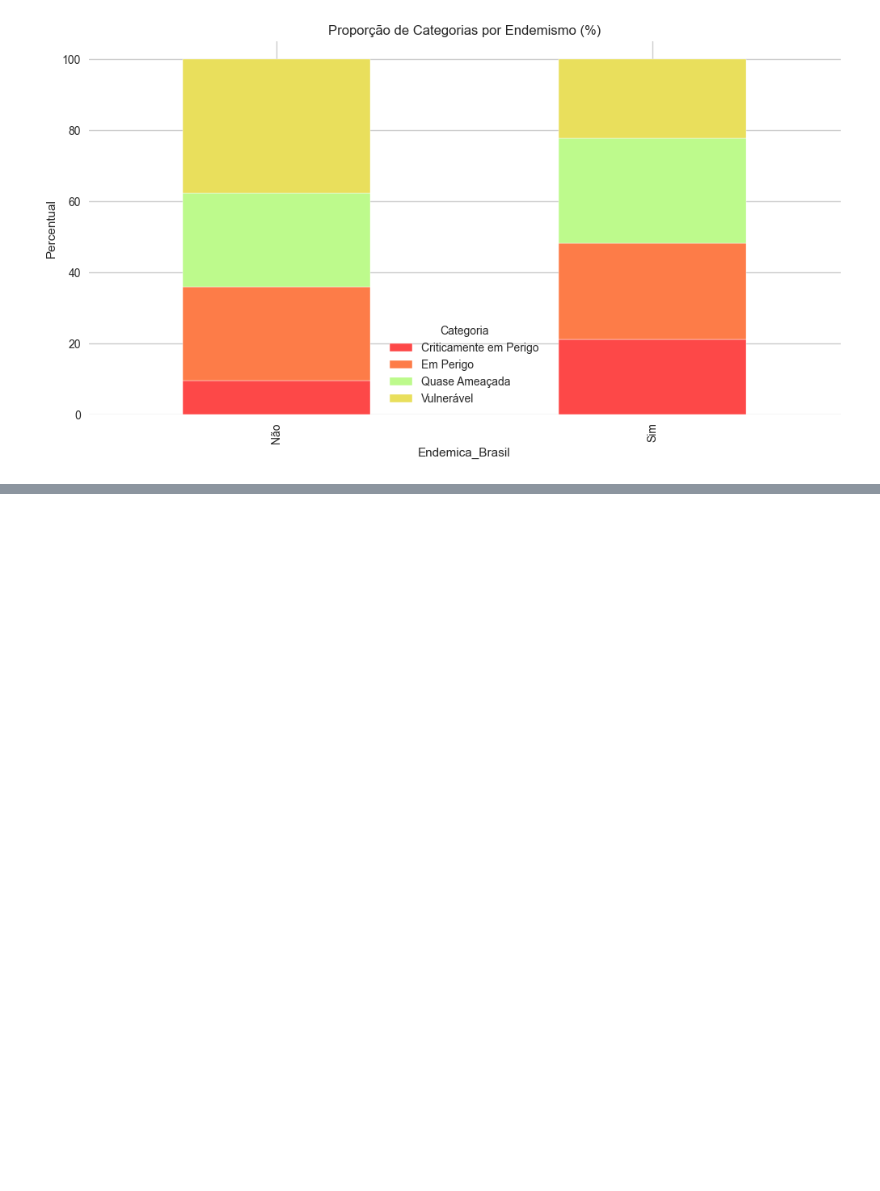
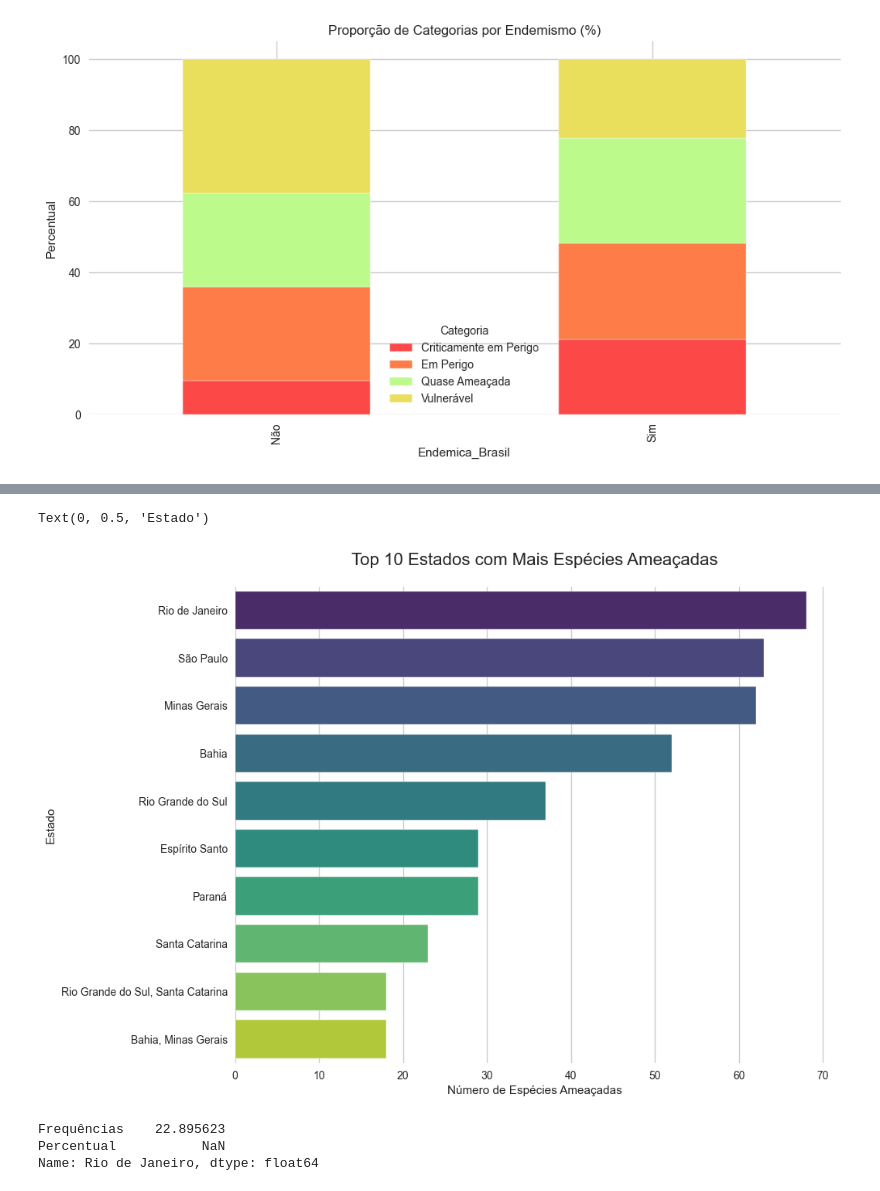
Before and after one commit to Carrascofs/analise-biodiversidade-mata-atlantica, a Jupyter notebook: notebooks/01_limpeza_e_exploracao.ipynb, the cells around one changed output, grey strips where cells are left out. Saved outputs shown, nothing was run; the diff lists cells and outputs as text; code cells hidden in the pictures; blank space fills up the shorter version.

```diff
--- a/notebooks/01_limpeza_e_exploracao.ipynb
+++ b/notebooks/01_limpeza_e_exploracao.ipynb
@@ -352,0 +394,5 @@ plt.show()
+# %%
+estados_filtrado  = df_endemica_filtrada['Estado'].value_counts().to_frame("Frequências")
+estados_filtrado ['Estado'] = estados_filtrado.index
+estados_filtrado = estados_filtrado.reset_index(drop=True)
+estados_filtrado
@@ -352,0 +413,3 @@ plt.show()
+# %%
+estados_top = estados_filtrado.head(10)
+estados_top
@@ -352,0 +428,15 @@ plt.show()
+# %%
+plt.figure(figsize=(10, 8))
+sns.barplot(y=estados_top['Estado'], x=estados_top["Frequências"], palette='viridis')
+plt.title('Top 10 Estados com Mais Espécies Ameaçadas', fontsize=16, pad=20)
+plt.xlabel('Número de Espécies Ameaçadas')
+plt.ylabel('Estado')
+# %% [output]
+Text(0, 0.5, 'Estado')
+[figure, added]
+# %%
+(estados_top.loc["Rio de Janeiro":0] / estados_total.loc["Rio de Janeiro"]) * 100
+# %% [output]
+Frequências    22.895623
+Percentual           NaN
+Name: Rio de Janeiro, dtype: float64
```
Also changed, not shown: parts of 18 cells of this notebook.
